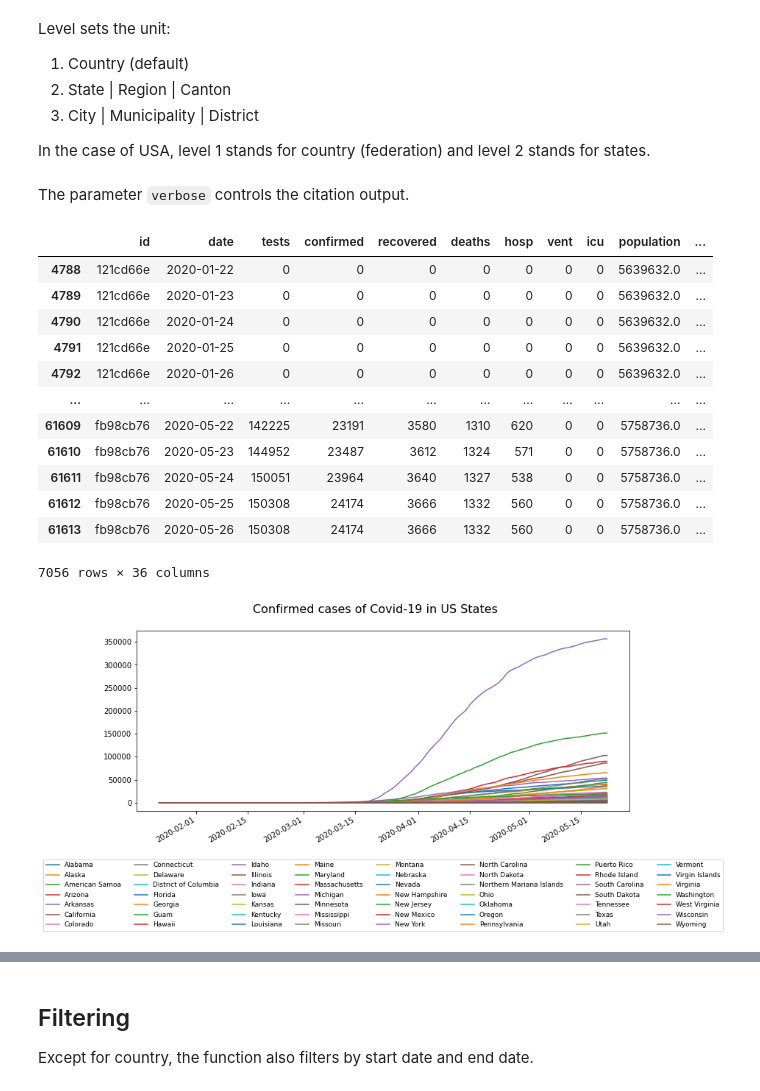
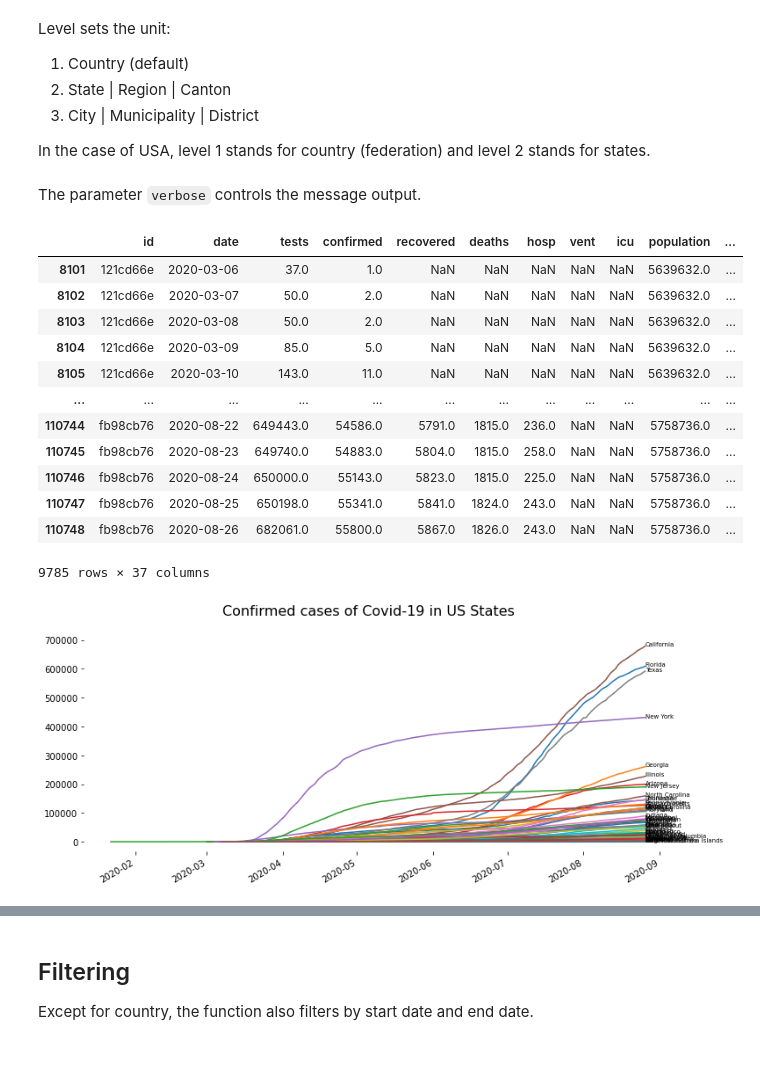
Before and after one commit to covid19datahub/Python, a Jupyter notebook: doc/presentation.ipynb, the cells around one changed output, grey strips where cells are left out. Cells and saved outputs as stored; diff of their text form; code cells hidden in the pictures; blank space fills up the shorter version.

```diff
--- a/doc/presentation.ipynb
+++ b/doc/presentation.ipynb
@@ -104,37 +127,41 @@ Level sets the unit:
 
 In the case of USA, level 1 stands for country (federation) and level 2 stands for states.
 # %%
-usa2 = covid19("USA", level = 2, verbose = False) # fetch US states data
+usa2,usa2_src = covid19("USA", level = 2, verbose = False) # fetch US states data
 # %% [markdown]
-The parameter `verbose` controls the citation output.
+The parameter `verbose` controls the message output.
 # %%
 usa2
 # %% [output]
 |  | id | date | tests | confirmed | recovered | deaths | hosp | vent | icu | population | ... |
-| 4788 | 121cd66e | 2020-01-22 | 0 | 0 | 0 | 0 | 0 | 0 | 0 | 5639632.0 | ... |
-| 4789 | 121cd66e | 2020-01-23 | 0 | 0 | 0 | 0 | 0 | 0 | 0 | 5639632.0 | ... |
-| 4790 | 121cd66e | 2020-01-24 | 0 | 0 | 0 | 0 | 0 | 0 | 0 | 5639632.0 | ... |
-| 4791 | 121cd66e | 2020-01-25 | 0 | 0 | 0 | 0 | 0 | 0 | 0 | 5639632.0 | ... |
-| 4792 | 121cd66e | 2020-01-26 | 0 | 0 | 0 | 0 | 0 | 0 | 0 | 5639632.0 | ... |
+| 8101 | 121cd66e | 2020-03-06 | 37.0 | 1.0 | NaN | NaN | NaN | NaN | NaN | 5639632.0 | ... |
+| 8102 | 121cd66e | 2020-03-07 | 50.0 | 2.0 | NaN | NaN | NaN | NaN | NaN | 5639632.0 | ... |
+| 8103 | 121cd66e | 2020-03-08 | 50.0 | 2.0 | NaN | NaN | NaN | NaN | NaN | 5639632.0 | ... |
+| 8104 | 121cd66e | 2020-03-09 | 85.0 | 5.0 | NaN | NaN | NaN | NaN | NaN | 5639632.0 | ... |
+| 8105 | 121cd66e | 2020-03-10 | 143.0 | 11.0 | NaN | NaN | NaN | NaN | NaN | 5639632.0 | ... |
 | ... | ... | ... | ... | ... | ... | ... | ... | ... | ... | ... | ... |
-| 61609 | fb98cb76 | 2020-05-22 | 142225 | 23191 | 3580 | 1310 | 620 | 0 | 0 | 5758736.0 | ... |
-| 61610 | fb98cb76 | 2020-05-23 | 144952 | 23487 | 3612 | 1324 | 571 | 0 | 0 | 5758736.0 | ... |
-| 61611 | fb98cb76 | 2020-05-24 | 150051 | 23964 | 3640 | 1327 | 538 | 0 | 0 | 5758736.0 | ... |
-| 61612 | fb98cb76 | 2020-05-25 | 150308 | 24174 | 3666 | 1332 | 560 | 0 | 0 | 5758736.0 | ... |
-| 61613 | fb98cb76 | 2020-05-26 | 150308 | 24174 | 3666 | 1332 | 560 | 0 | 0 | 5758736.0 | ... |
+| 110744 | fb98cb76 | 2020-08-22 | 649443.0 | 54586.0 | 5791.0 | 1815.0 | 236.0 | NaN | NaN | 5758736.0 | ... |
+| 110745 | fb98cb76 | 2020-08-23 | 649740.0 | 54883.0 | 5804.0 | 1815.0 | 258.0 | NaN | NaN | 5758736.0 | ... |
+| 110746 | fb98cb76 | 2020-08-24 | 650000.0 | 55143.0 | 5823.0 | 1815.0 | 225.0 | NaN | NaN | 5758736.0 | ... |
+| 110747 | fb98cb76 | 2020-08-25 | 650198.0 | 55341.0 | 5841.0 | 1824.0 | 243.0 | NaN | NaN | 5758736.0 | ... |
+| 110748 | fb98cb76 | 2020-08-26 | 682061.0 | 55800.0 | 5867.0 | 1826.0 | 243.0 | NaN | NaN | 5758736.0 | ... |
-7056 rows × 36 columns
+9785 rows × 37 columns
 # %%
+fig = plt.figure()
+ax = fig.add_subplot(111)
 # plot each state separately
-for state in usa2.groupby("administrative_area_level_2").groups:
+for state, data in usa2.groupby("administrative_area_level_2"):
     data = usa2[usa2["administrative_area_level_2"] == state]
-    plt.plot(data["date"], data["confirmed"], label = state)
+    ax.plot(data["date"], data["confirmed"], label = state)
+    ax.text(data["date"].iloc[-1], data["confirmed"].iloc[-1], state, fontsize=7)
 # format plot
+fig.suptitle("Confirmed cases of Covid-19 in US States", size = 16)
+#plt.legend(loc='upper center', bbox_to_anchor=(0.5, -0.25), fancybox = False, ncol = 8, prop={'size': 9})
 plt.gcf().autofmt_xdate()
-plt.suptitle("Confirmed cases of Covid-19 in US States", size = 16)
-plt.legend(loc='upper center', bbox_to_anchor=(0.5, -0.25), fancybox = False, ncol = 8, prop={'size': 9})
-plt.show()
+plt.box(on=None)
+fig.show()
 # %% [output]
-[figure, old version]
+[figure, new version]
 # %%
 # get maximal record
 usa2[ usa2["confirmed"] == max(usa2["confirmed"]) ]
```
Also changed, not shown: parts of 25 cells of this notebook, 2 other files.
